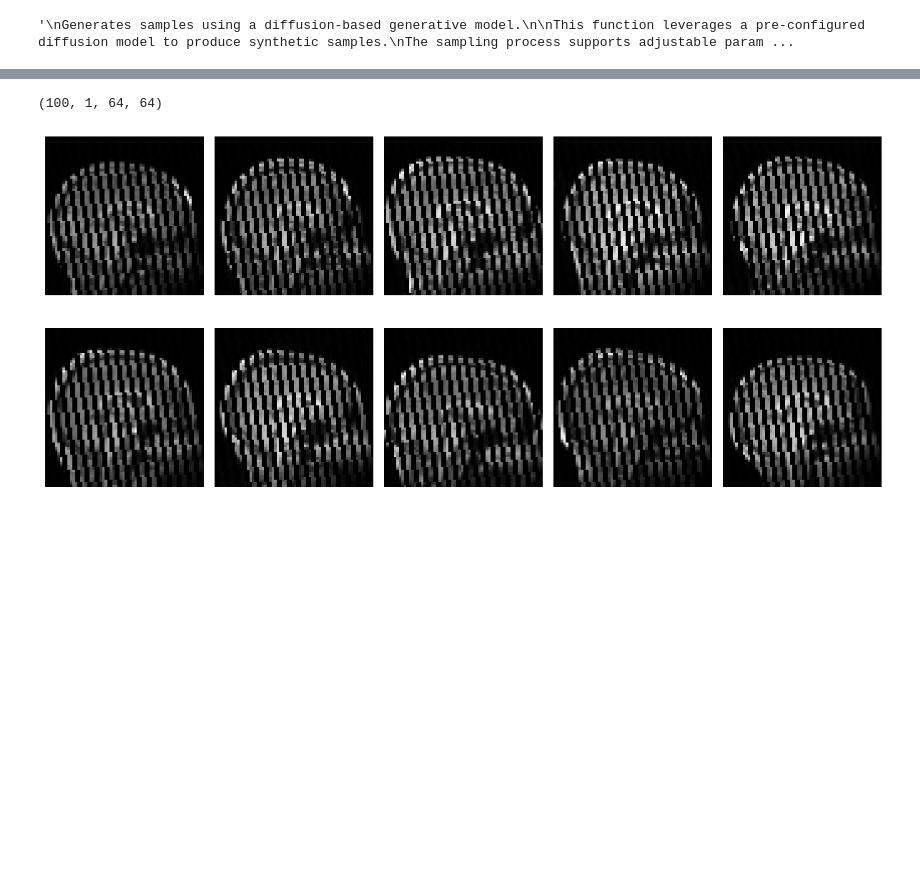
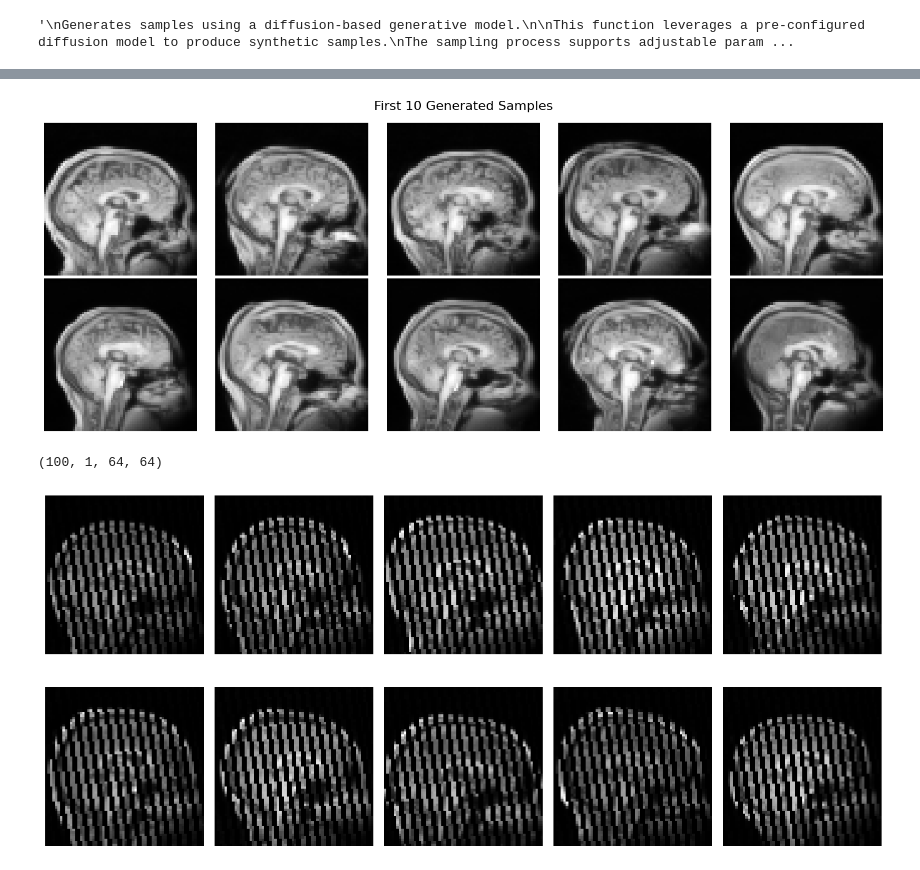
Before and after one commit to esemsc-gg1624/test1, a Jupyter notebook: Assessment.ipynb, the cells around one changed output, grey strips where cells are left out. Cells and saved outputs as stored; diff of their text form; code cells hidden in the pictures; blank space fills up the shorter version.

```diff
--- a/Assessment.ipynb
+++ b/Assessment.ipynb
@@ -116,3 +139,44 @@ NameError: name 'generate' is not defined
+# %%
+import matplotlib.pyplot as plt
+
+# Assuming `samples_1` is the output from the generate function
+# Example: samples_1 = generate(100, 10, 10, "ddim", 1, 42)
+
+def visualize_samples(samples, num_images=10, rows=2, cols=5, cmap='gray'):
+    """
+    Visualizes the first `num_images` samples in a grid layout.
+
+    Args:
+        samples (list of tensors/arrays): List of generated samples (batches).
+        num_images (int): Total number of images to display.
+        rows (int): Number of rows in the grid.
+        cols (int): Number of columns in the grid.
+        cmap (str): Color map for the images ('gray' for grayscale).
+    """
+    # Flatten the list of batches into a single list of images
+    all_images = [img.squeeze(0).cpu().numpy() for batch in samples for img in batch]
+
+    # Take the first `num_images` images
+    selected_images = all_images[:num_images]
+
+    # Create the plot
+    fig, axes = plt.subplots(rows, cols, figsize=(15, 6))
+    fig.suptitle("First 10 Generated Samples", fontsize=16)
+
+    for i, ax in enumerate(axes.flat):
+        if i < len(selected_images):
+            ax.imshow(selected_images[i], cmap=cmap)
+            ax.axis('off')
+        else:
+            ax.axis('off')  # Hide extra axes
+
+    plt.tight_layout()
+    plt.show()
+
+# Call the function to visualize
+visualize_samples(samples_1, num_images=10, rows=2, cols=5)
+# %% [output]
+[figure, added]
 # %%
 import numpy as np
 
```
Also changed, not shown: parts of 6 cells of this notebook.
